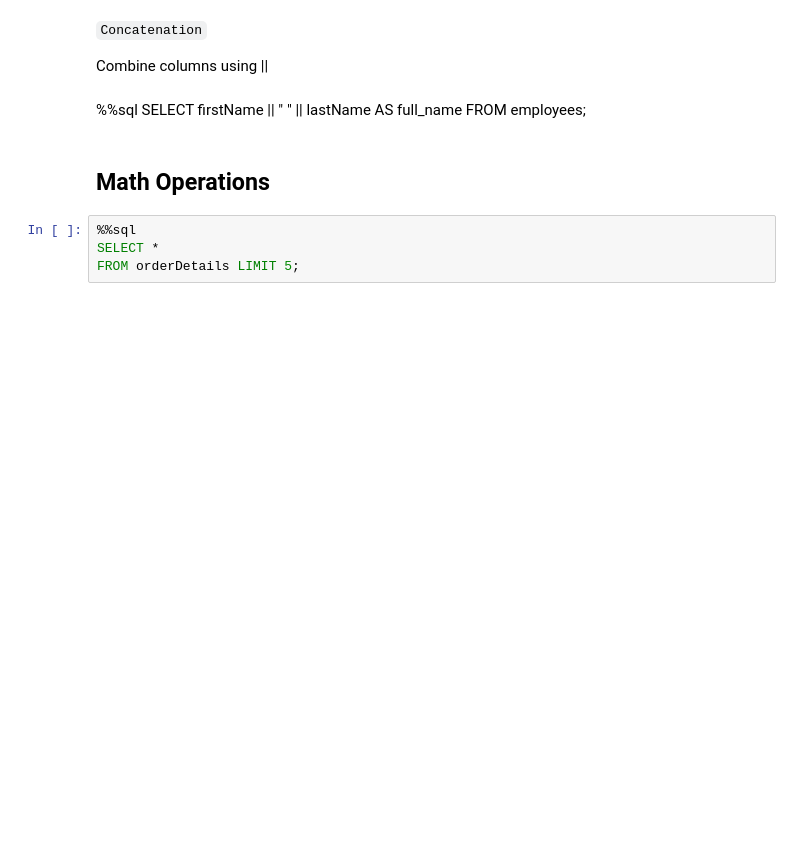
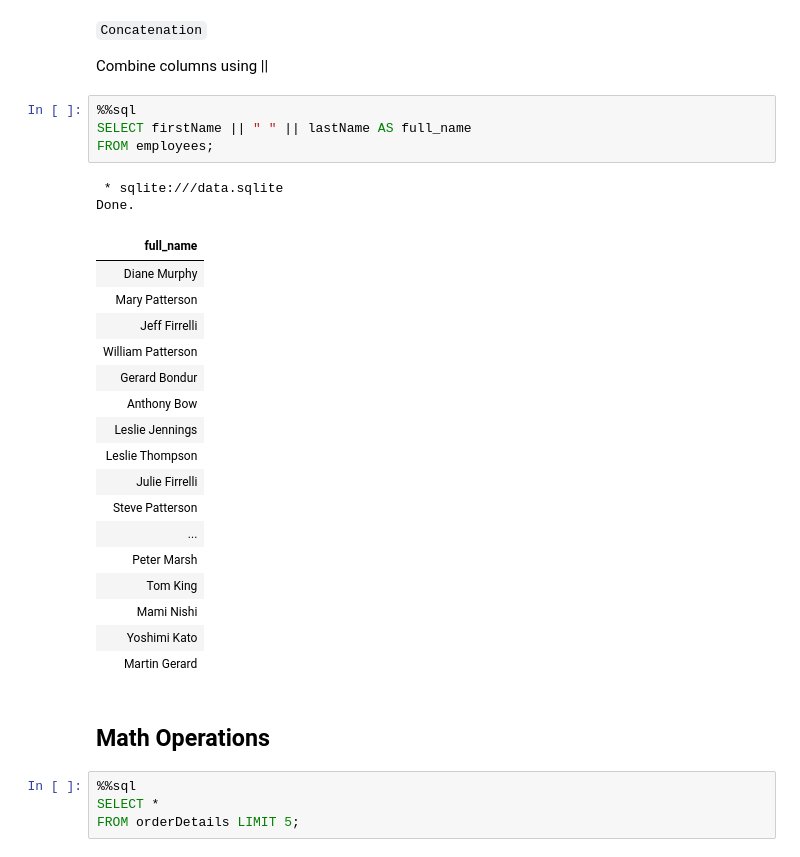
Before and after one commit to karusamuel/intro_to_sql, a Jupyter notebook: index.ipynb, the cells around one changed output. Saved outputs shown, nothing was run; the diff lists cells and outputs as text; blank space fills up the shorter version.

```diff
--- a/index.ipynb
+++ b/index.ipynb
@@ -512,10 +548,30 @@ Done.
 `Concatenation`
 
 Combine columns using ||
-# %% [markdown]
-%%sql
-SELECT firstName || " " || lastName AS full_name
-FROM employees;
+# %%
+%%sql
+SELECT firstName || " " || lastName AS full_name
+FROM employees;
+# %% [output]
+ * sqlite:///data.sqlite
+Done.
+| full_name |
+| Diane Murphy |
+| Mary Patterson |
+| Jeff Firrelli |
+| William Patterson |
+| Gerard Bondur |
+| Anthony Bow |
+| Leslie Jennings |
+| Leslie Thompson |
+| Julie Firrelli |
+| Steve Patterson |
+| ... |
+| Peter Marsh |
+| Tom King |
+| Mami Nishi |
+| Yoshimi Kato |
+| Martin Gerard |
 # %% [markdown]
 ## Math Operations
 # %%
```
Also changed, not shown: parts of 4 cells of this notebook, 1 other file.
